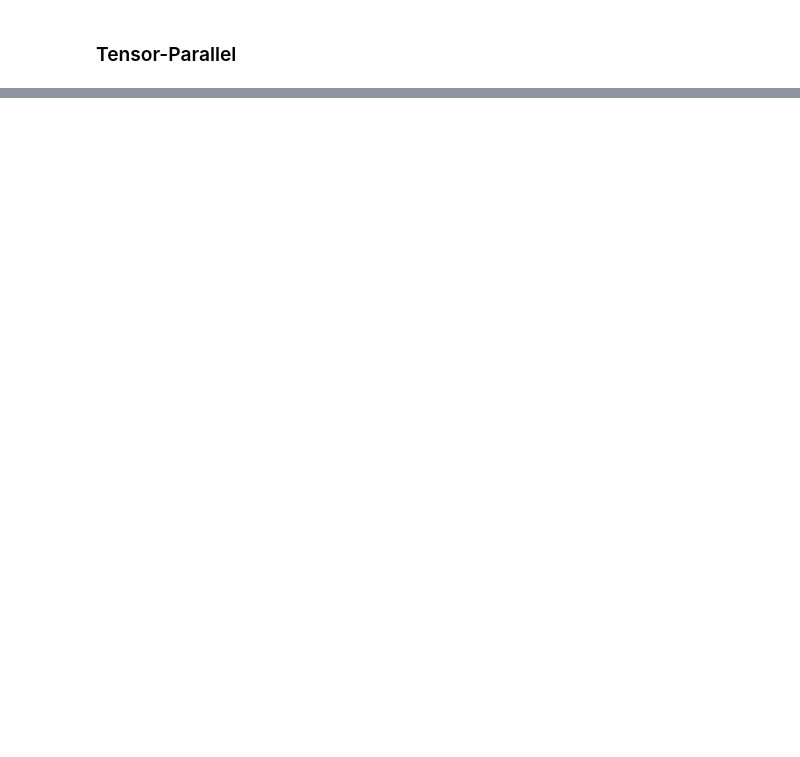
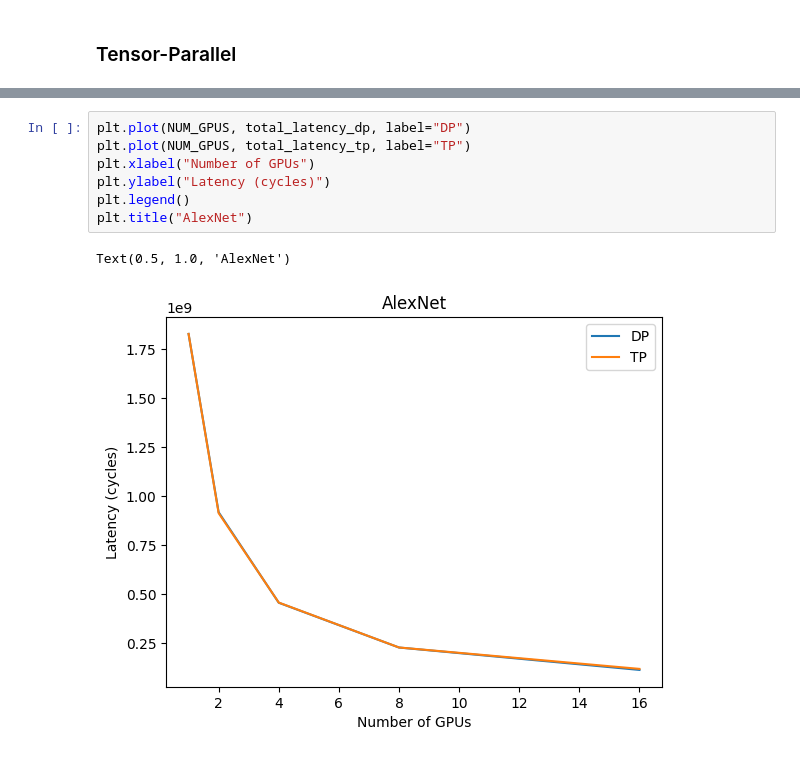
Before and after one commit to jennyli12/65930-final-project, a Jupyter notebook: workspace/project/project.ipynb, the cells around one changed output, grey strips where cells are left out. Saved outputs shown, nothing was run; the diff lists cells and outputs as text; blank space fills up the shorter version.

```diff
--- a/workspace/project/project.ipynb
+++ b/workspace/project/project.ipynb
@@ -141,0 +187,10 @@ layer_shapes/alexnet/7.yaml 4194.118 1376256
+# %%
+plt.plot(NUM_GPUS, total_latency_dp, label="DP")
+plt.plot(NUM_GPUS, total_latency_tp, label="TP")
+plt.xlabel("Number of GPUs")
+plt.ylabel("Latency (cycles)")
+plt.legend()
+plt.title("AlexNet")
+# %% [output]
+Text(0.5, 1.0, 'AlexNet')
+[figure, added]
```
Also changed, not shown: parts of 9 cells of this notebook, 3 other files.
